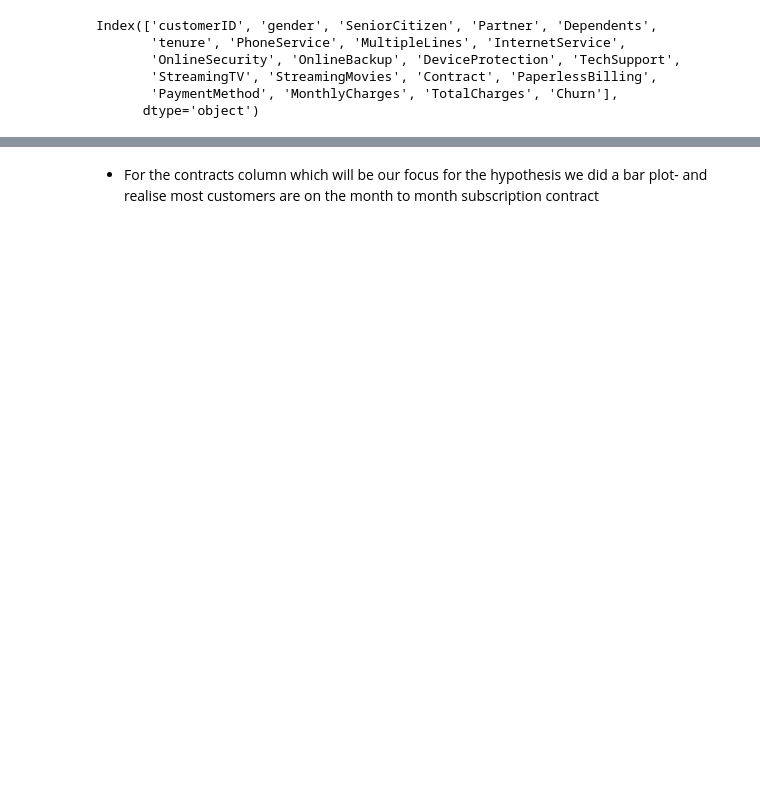
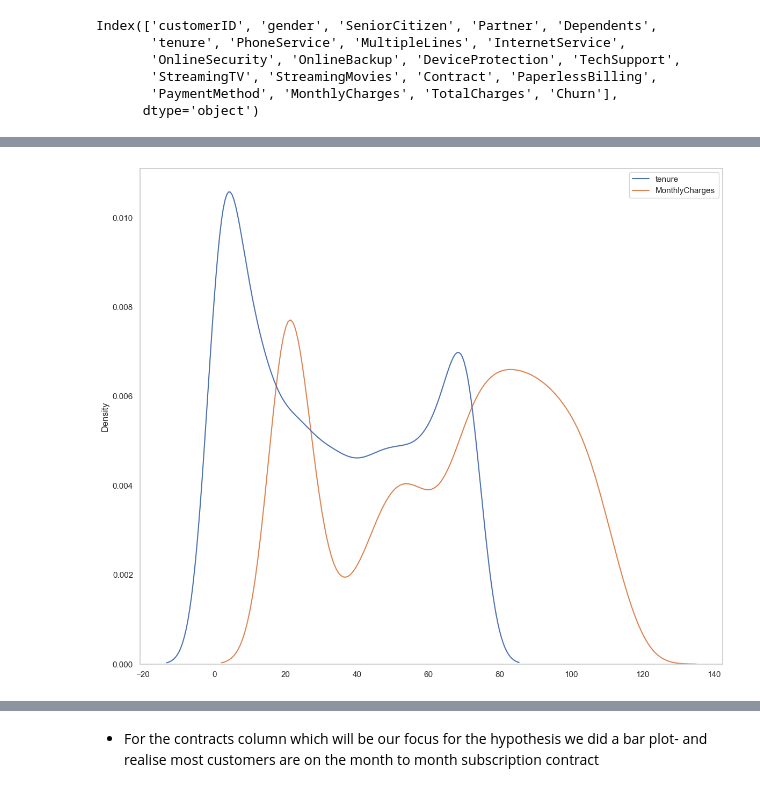
Before and after one commit to Njuraita/Customer-Churn-Prediction-, a Jupyter notebook: notebook/main.ipynb, the cells around one changed output, grey strips where cells are left out. Cells and saved outputs as stored; diff of their text form; code cells hidden in the pictures; blank space fills up the shorter version.

```diff
--- a/notebook/main.ipynb
+++ b/notebook/main.ipynb
@@ -360,0 +358,8 @@ plt.show()
+# %%
+# Create a figure with the specified size
+plt.figure(figsize=(14,12))
+sns.kdeplot(churn_prime.drop(['SeniorCitizen','TotalCharges'], axis=1), color='skyblue')
+plt.grid(False)
+plt.show()
+# %% [output]
+[figure, added]
```
Also changed, not shown: parts of 18 cells of this notebook.
